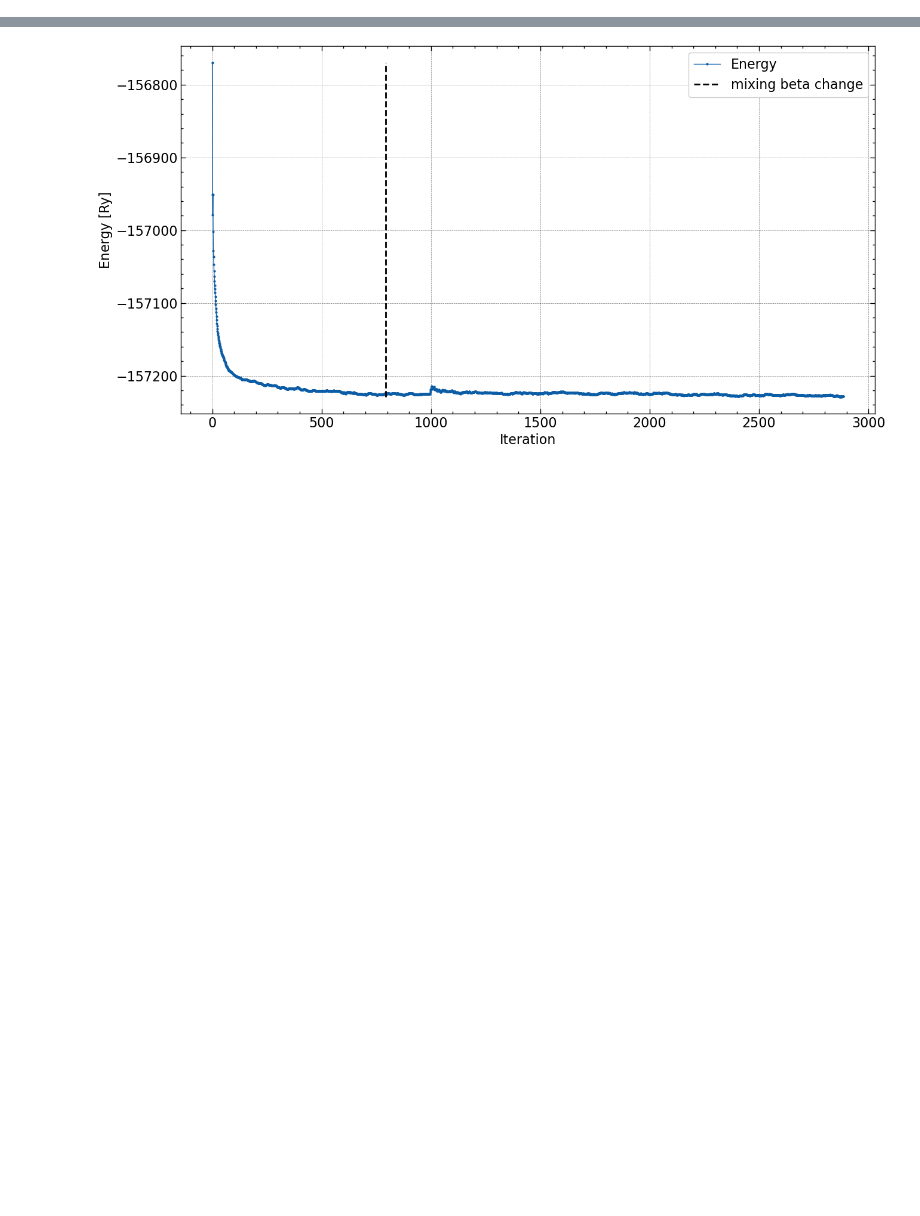
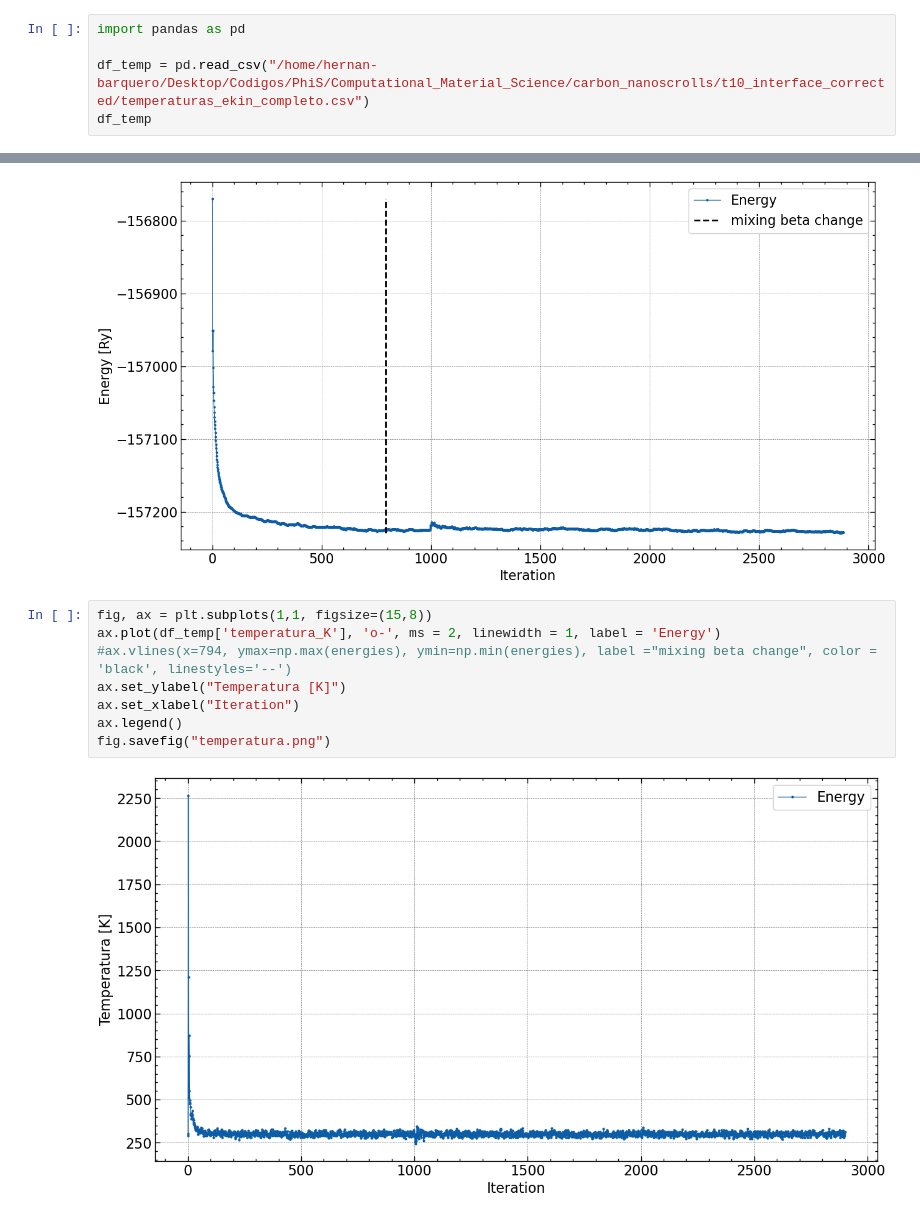
Before and after one commit to physicsIS/Computational_Material_Science, a Jupyter notebook: carbon_nanoscrolls/t10_interface_corrected/analisis.ipynb, the cells around one changed output, grey strips where cells are left out. Saved outputs shown, nothing was run; the diff lists cells and outputs as text; blank space fills up the shorter version.

Commit message:
ultimos cambios carbon_nanoscroll

```diff
--- a/carbon_nanoscrolls/t10_interface_corrected/analisis.ipynb
+++ b/carbon_nanoscrolls/t10_interface_corrected/analisis.ipynb
@@ -13,0 +113,5 @@ from ase.io import read, write
+# %%
+import pandas as pd
+
+df_temp = pd.read_csv("/home/hernan-barquero/Desktop/Codigos/PhiS/Computational_Material_Science/carbon_nanoscrolls/t10_interface_corrected/temperaturas_ekin_completo.csv")
+df_temp
@@ -91,3 +218,13 @@ ax.legend()
 fig.savefig("energia.png")
 # %% [output]
 [figure]
+# %%
+fig, ax = plt.subplots(1,1, figsize=(15,8))
+ax.plot(df_temp['temperatura_K'], 'o-', ms = 2, linewidth = 1, label = 'Energy')
+#ax.vlines(x=794, ymax=np.max(energies), ymin=np.min(energies), label ="mixing beta change", color = 'black', linestyles='--')
+ax.set_ylabel("Temperatura [K]")
+ax.set_xlabel("Iteration")
+ax.legend()
+fig.savefig("temperatura.png")
+# %% [output]
+[figure, added]
```
Also changed, not shown: parts of 6 cells of this notebook, 29 other files.
